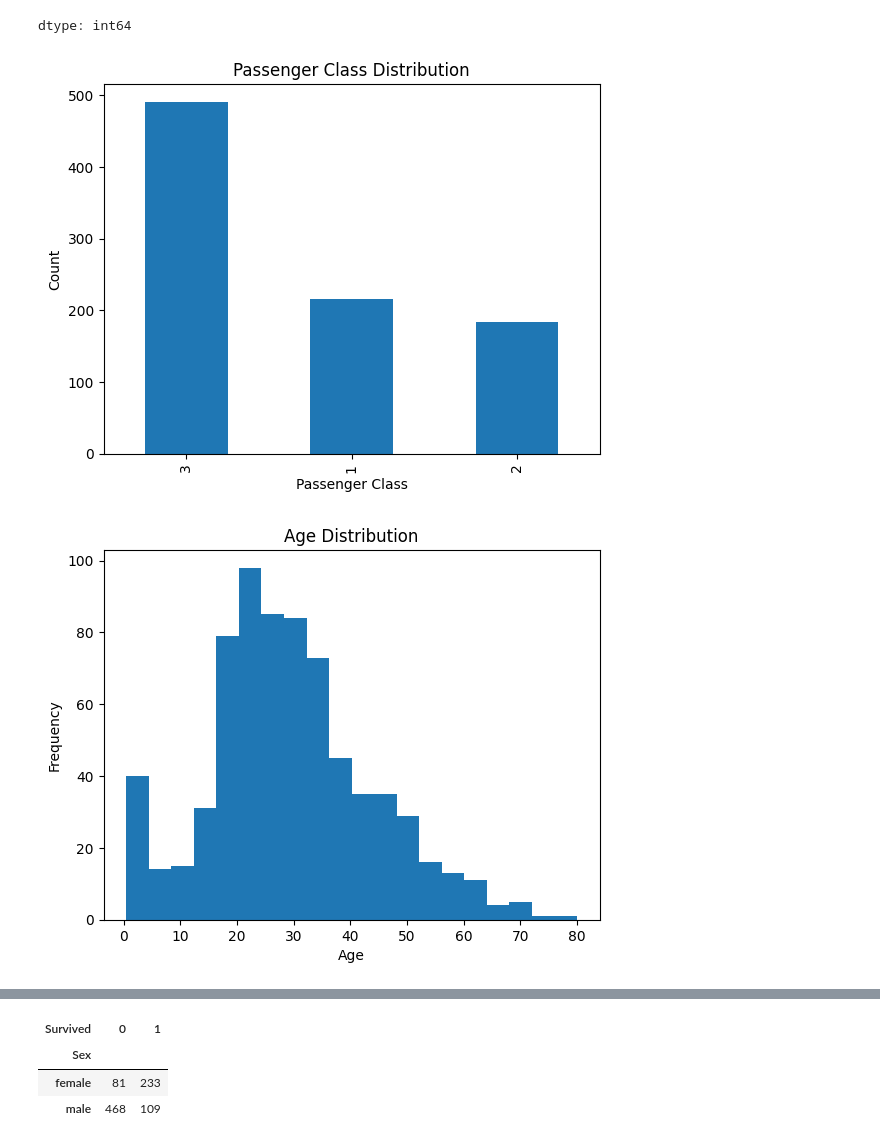
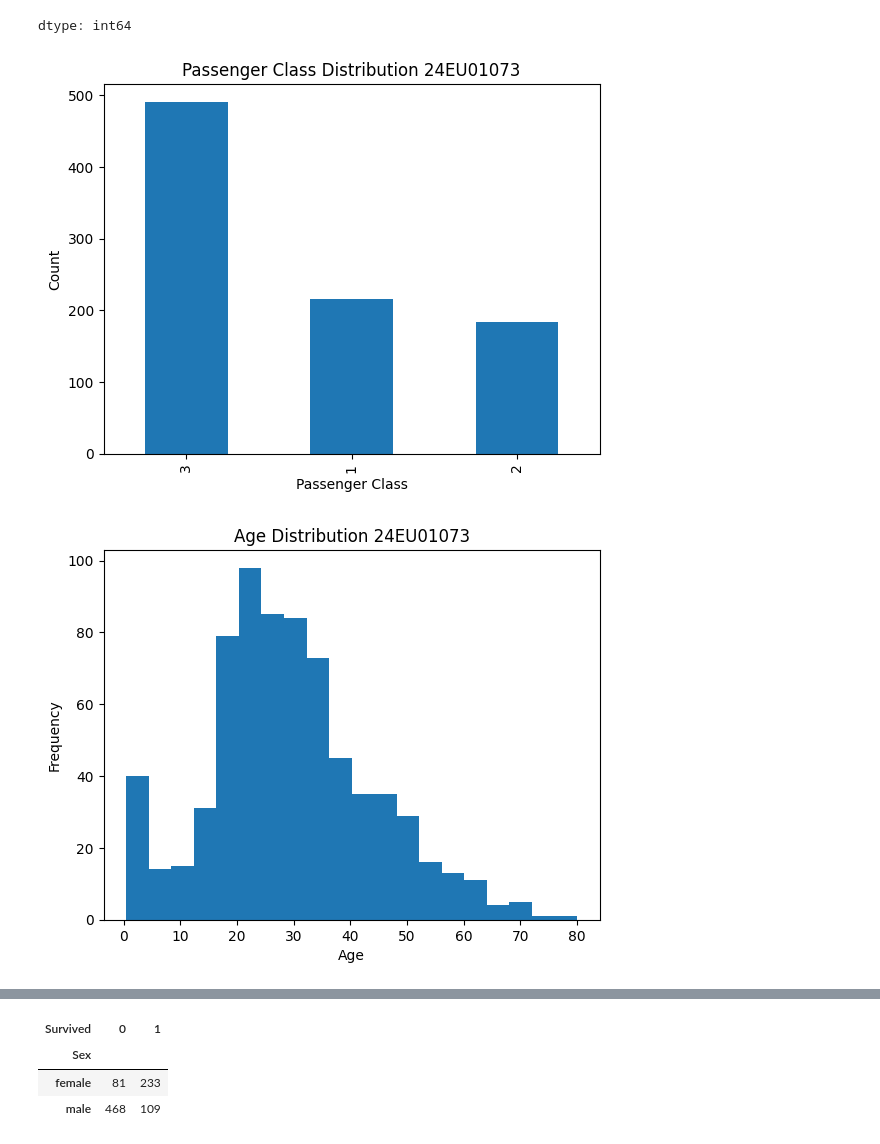
Before and after one commit to sanjuchatrathi-star/ML, a Jupyter notebook: Experiment1_PostLab.ipynb, the cells around one changed output, grey strips where cells are left out. Saved outputs shown, nothing was run; the diff lists cells and outputs as text; code cells hidden in the pictures.

```diff
--- a/Experiment1_PostLab.ipynb
+++ b/Experiment1_PostLab.ipynb
@@ -110,23 +110,23 @@ dtype: int64
 # %%
 df["Pclass"].value_counts().plot(kind="bar")
 
-plt.title("Passenger Class Distribution")
+plt.title("Passenger Class Distribution 24EU01073")
 plt.xlabel("Passenger Class")
 plt.ylabel("Count")
 
 plt.show()
 # %% [output]
-[figure, old version]
+[figure, new version]
 # %%
 plt.hist(df["Age"], bins=20)
 
-plt.title("Age Distribution")
+plt.title("Age Distribution 24EU01073")
 plt.xlabel("Age")
 plt.ylabel("Frequency")
 
 plt.show()
 # %% [output]
-[figure, old version]
+[figure, new version]
 # %%
 plt.hist(df["Fare"], bins=20)
 
```
Also changed, not shown: parts of 6 cells of this notebook.
